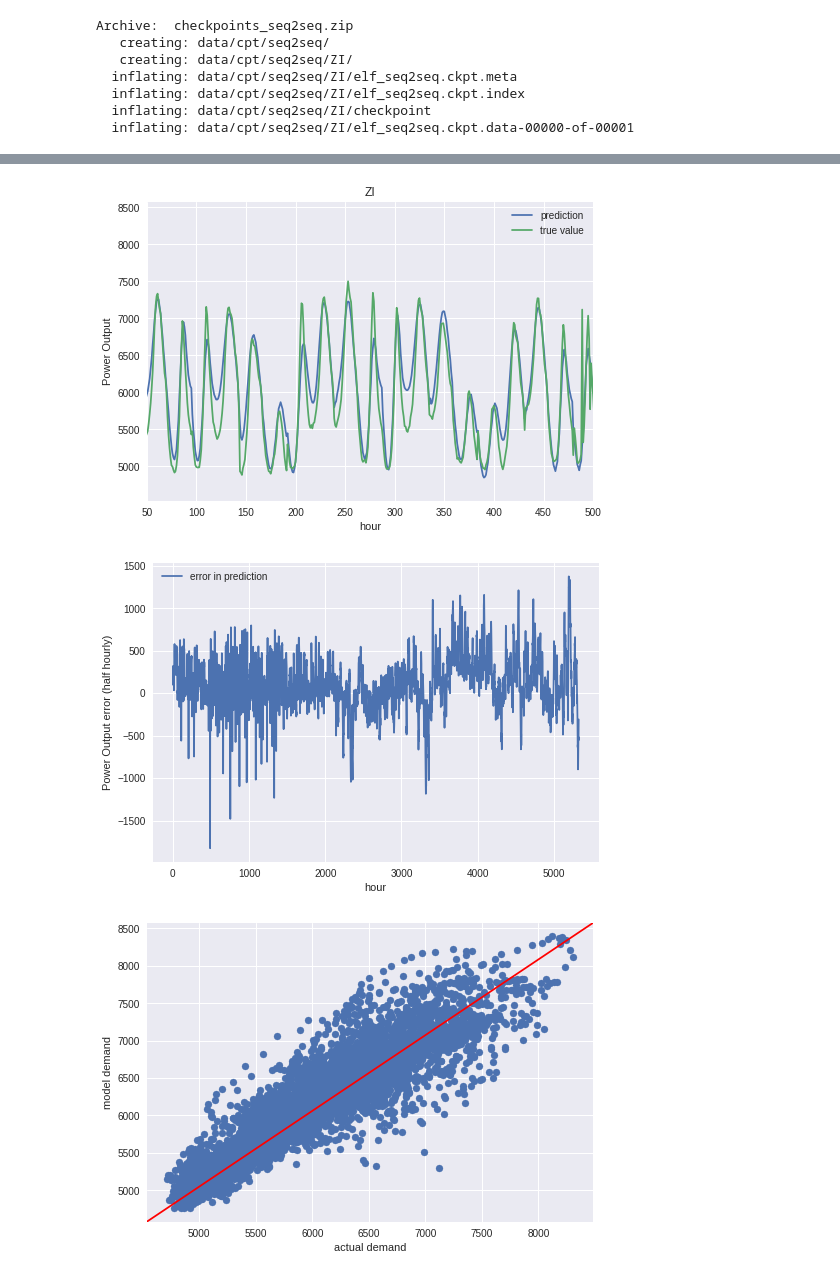
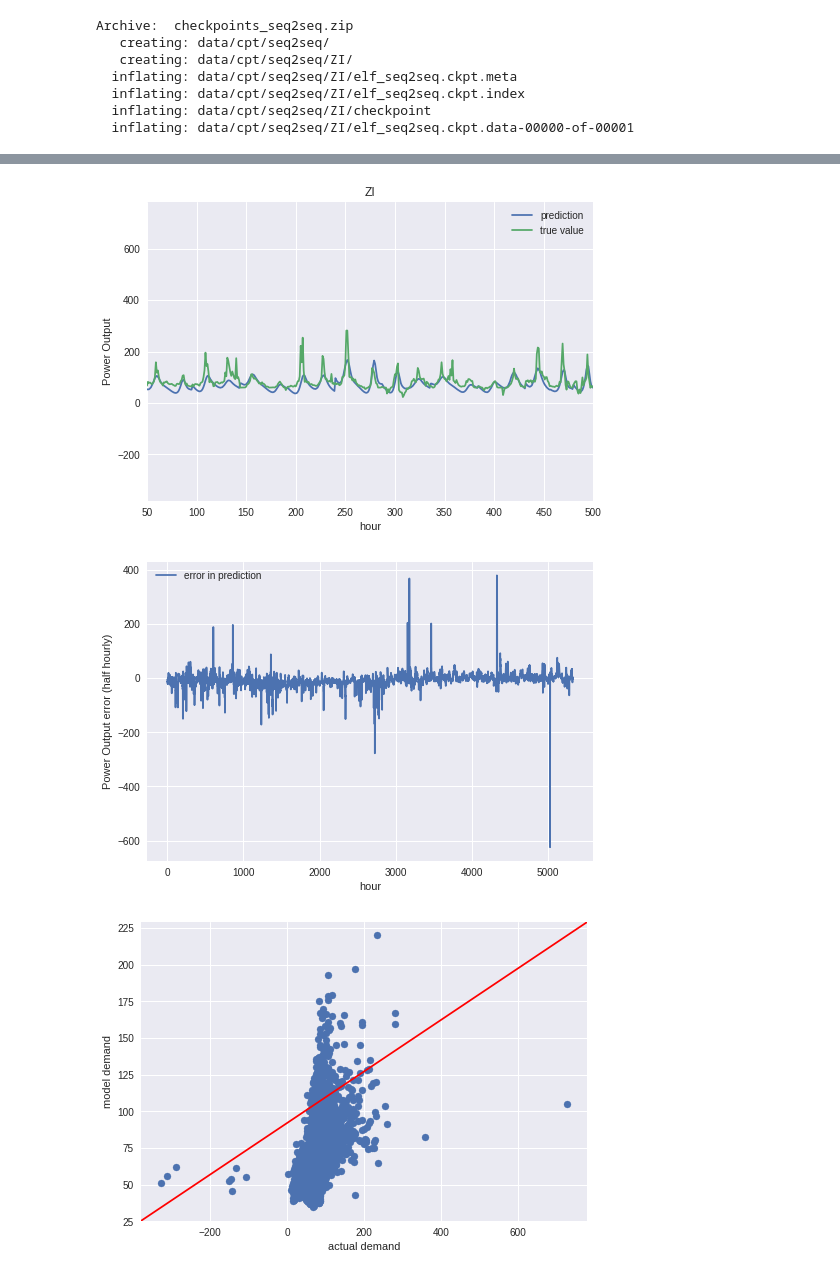
Before and after one commit to anshkumar/elf, a Jupyter notebook: elf_seq2seq.ipynb, the cells around one changed output, grey strips where cells are left out. Cells and saved outputs as stored; diff of their text form; code cells hidden in the pictures.

```diff
--- a/elf_seq2seq.ipynb
+++ b/elf_seq2seq.ipynb
@@ -1042,12 +1148,12 @@ class Model:
 import tensorflow.contrib.training as training
 
 params = dict(
-    epochs = 5000,
+    epochs = 10000,
     batch_size=257,
     train_window=24,
     predict_window=48,
     train_skip_first=0,
-    seed = 5,
+    seed = 3,
     rnn_depth=10,
     encoder_readout_dropout=0.6415488109353416,
 
@@ -1091,6 +1197,9 @@ predict_window = hparams.predict_window
 
 tf.set_random_seed(5)
 avg_sgd =  None
+
+state = "QLD1"
+data_dir = "data/vars/"+state
 
 """
 There are two varients of Xavier initializer here.
@@ -1115,7 +1224,7 @@ inits = {
 for init_name, init in inits.items():
     tf.reset_default_graph()
     with tf.Session(config=tf.ConfigProto(allow_soft_placement=True, gpu_options=tf.GPUOptions(allow_growth=False))) as sess:
-        inp = VarFeeder.read_vars("data/vars")
+        inp = VarFeeder.read_vars(data_dir)
         pipe_train = InputPipe(inp, mode=ModelMode.TRAIN, batch_size=batch_size,
                          n_epoch=hparams.epochs, verbose=False,
                          train_window=train_window, predict_window=predict_window,
@@ -1193,6 +1302,8 @@ inits = {
         }
 
 hparams = build_hparams()
+state = "QLD1"
+data_dir = "data/vars/"+state
 
 # https://stackoverflow.com/a/27758326/4582711
 def mean(data):
@@ -1226,7 +1337,7 @@ true_list = {'Xa_norm':[], 'He':[], 'Identity':[], 'ZI':[], 'Xa_uniform':[]}
 for init_name, init in inits.items():
     tf.reset_default_graph()
     with tf.Session(config=tf.ConfigProto(allow_soft_placement=True, gpu_options=tf.GPUOptions(allow_growth=False))) as sess:
-      inp = VarFeeder.read_vars("data/vars")
+      inp = VarFeeder.read_vars(data_dir)
       pipe_test = InputPipe(inp, mode=ModelMode.EVAL, batch_size=1,
                          n_epoch=1, verbose=False,
                          train_window=hparams.train_window, predict_window=hparams.predict_window,
@@ -1302,6 +1413,6 @@ Sample STD: 2.0603830500577915
-[figure, old version]
+[figure, new version]
-[figure, old version]
+[figure, new version]
-[figure, old version]
+[figure, new version]
 # %%
 import math
 
```
Also changed, not shown: parts of 8 cells of this notebook.
